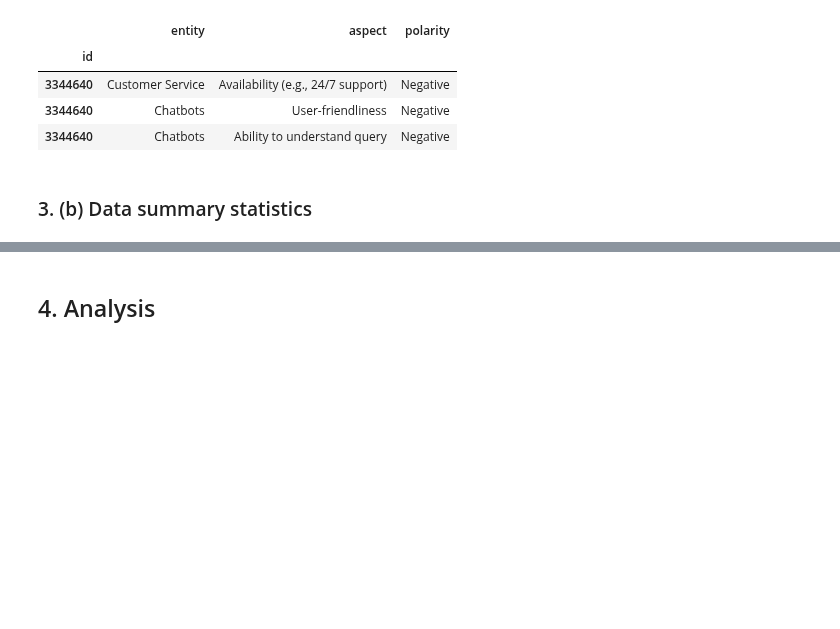
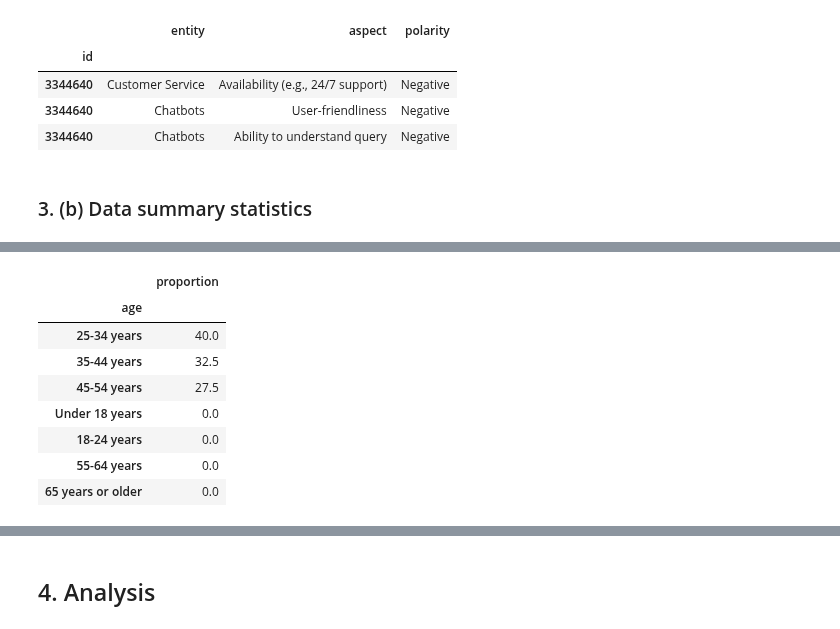
Before and after one commit to JohnnyFoulds/dsm050-2023-apr, a Jupyter notebook: notebooks/04_draft/04-02_pre_processing.ipynb, the cells around one changed output, grey strips where cells are left out. Cells and saved outputs as stored; diff of their text form; code cells hidden in the pictures; blank space fills up the shorter version.

```diff
--- a/notebooks/04_draft/04-02_pre_processing.ipynb
+++ b/notebooks/04_draft/04-02_pre_processing.ipynb
@@ -527,0 +587,12 @@ Rows and Columns loaded: (1595, 3)
+# %%
+display(df_survey['age'].value_counts(normalize=True).to_frame() * 100)
+# %% [output]
+|  | proportion |
+| age |  |
+| 25-34 years | 40.0 |
+| 35-44 years | 32.5 |
+| 45-54 years | 27.5 |
+| Under 18 years | 0.0 |
+| 18-24 years | 0.0 |
+| 55-64 years | 0.0 |
+| 65 years or older | 0.0 |
```
Also changed, not shown: parts of 22 cells of this notebook.
